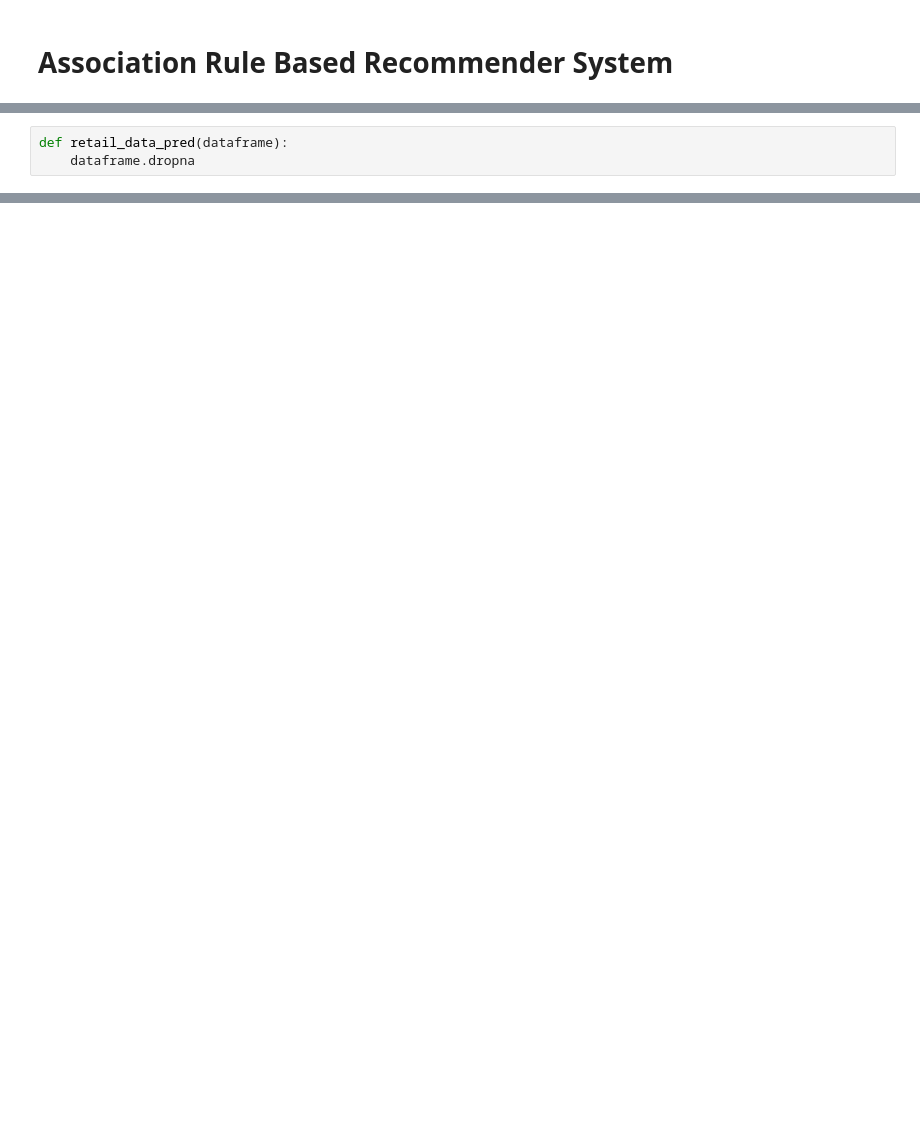
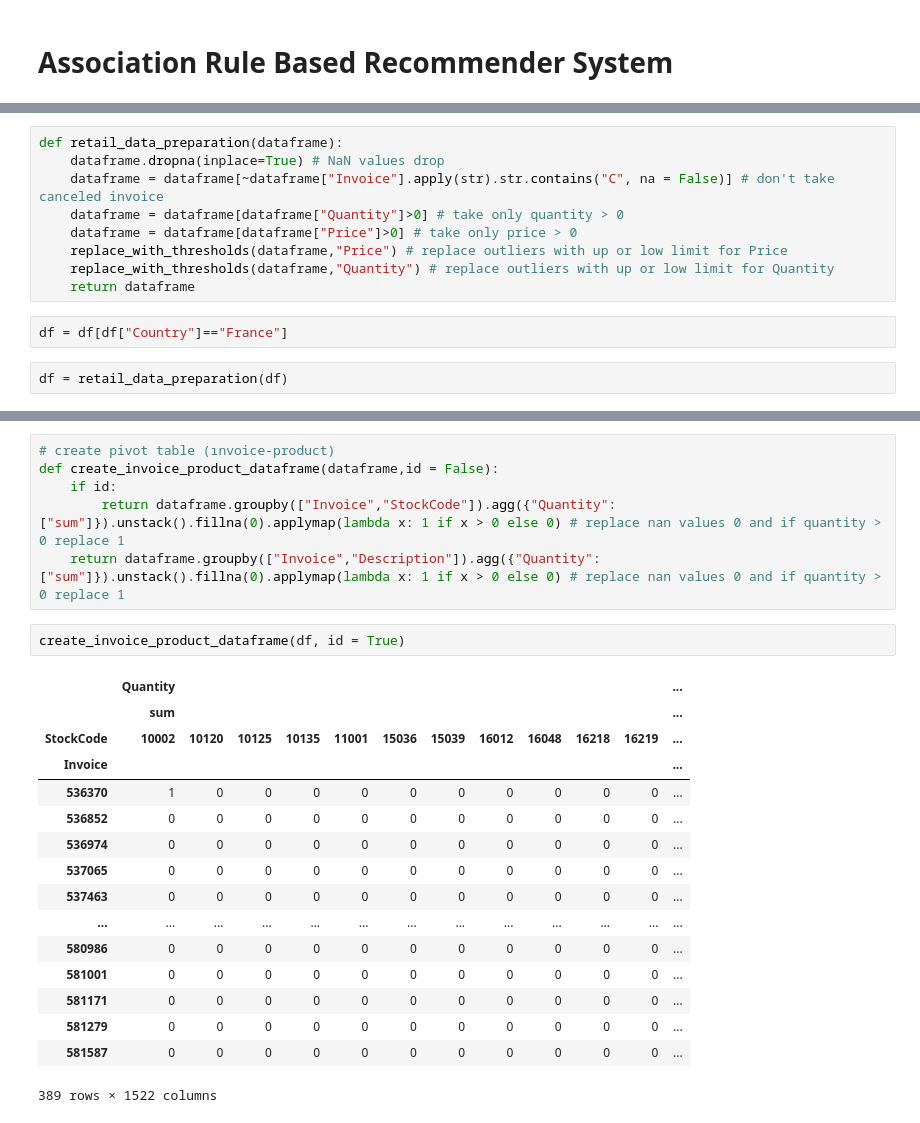
Before and after one commit to emreakdogan/online_retail_recommendation_system, a Jupyter notebook: Task.ipynb, the cells around one changed output, grey strips where cells are left out. Cells and saved outputs as stored; diff of their text form; blank space fills up the shorter version.

```diff
--- a/Task.ipynb
+++ b/Task.ipynb
@@ -85,3 +66,13 @@ def replace_with_thresholds(dataframe, variable):
 # %%
-def retail_data_pred(dataframe):
-    dataframe.dropna
+def retail_data_preparation(dataframe):
+    dataframe.dropna(inplace=True) # NaN values drop
+    dataframe = dataframe[~dataframe["Invoice"].apply(str).str.contains("C", na = False)] # don't take canceled invoice
+    dataframe = dataframe[dataframe["Quantity"]>0] # take only quantity > 0
+    dataframe = dataframe[dataframe["Price"]>0] # take only price > 0
+    replace_with_thresholds(dataframe,"Price") # replace outliers with up or low limit for Price
+    replace_with_thresholds(dataframe,"Quantity") # replace outliers with up or low limit for Quantity
+    return dataframe
+# %%
+df = df[df["Country"]=="France"]
+# %%
+df = retail_data_preparation(df)
@@ -87,0 +88,25 @@ def retail_data_pred(dataframe):
+# %%
+# create pivot table (ınvoice-product)
+def create_invoice_product_dataframe(dataframe,id = False):
+    if id:
+        return dataframe.groupby(["Invoice","StockCode"]).agg({"Quantity":["sum"]}).unstack().fillna(0).applymap(lambda x: 1 if x > 0 else 0) # replace nan values 0 and if quantity > 0 replace 1
+    return dataframe.groupby(["Invoice","Description"]).agg({"Quantity":["sum"]}).unstack().fillna(0).applymap(lambda x: 1 if x > 0 else 0) # replace nan values 0 and if quantity > 0 replace 1
+# %%
+create_invoice_product_dataframe(df, id = True)
+# %% [output]
+|  | Quantity |  |  |  |  |  |  |  |  |  |  | ... |
+|  | sum |  |  |  |  |  |  |  |  |  |  | ... |
+| StockCode | 10002 | 10120 | 10125 | 10135 | 11001 | 15036 | 15039 | 16012 | 16048 | 16218 | 16219 | ... |
+| Invoice |  |  |  |  |  |  |  |  |  |  |  | ... |
+| 536370 | 1 | 0 | 0 | 0 | 0 | 0 | 0 | 0 | 0 | 0 | 0 | ... |
+| 536852 | 0 | 0 | 0 | 0 | 0 | 0 | 0 | 0 | 0 | 0 | 0 | ... |
+| 536974 | 0 | 0 | 0 | 0 | 0 | 0 | 0 | 0 | 0 | 0 | 0 | ... |
+| 537065 | 0 | 0 | 0 | 0 | 0 | 0 | 0 | 0 | 0 | 0 | 0 | ... |
+| 537463 | 0 | 0 | 0 | 0 | 0 | 0 | 0 | 0 | 0 | 0 | 0 | ... |
+| ... | ... | ... | ... | ... | ... | ... | ... | ... | ... | ... | ... | ... |
+| 580986 | 0 | 0 | 0 | 0 | 0 | 0 | 0 | 0 | 0 | 0 | 0 | ... |
+| 581001 | 0 | 0 | 0 | 0 | 0 | 0 | 0 | 0 | 0 | 0 | 0 | ... |
+| 581171 | 0 | 0 | 0 | 0 | 0 | 0 | 0 | 0 | 0 | 0 | 0 | ... |
+| 581279 | 0 | 0 | 0 | 0 | 0 | 0 | 0 | 0 | 0 | 0 | 0 | ... |
+| 581587 | 0 | 0 | 0 | 0 | 0 | 0 | 0 | 0 | 0 | 0 | 0 | ... |
+389 rows × 1522 columns
```
Also changed, not shown: parts of 18 cells of this notebook.
